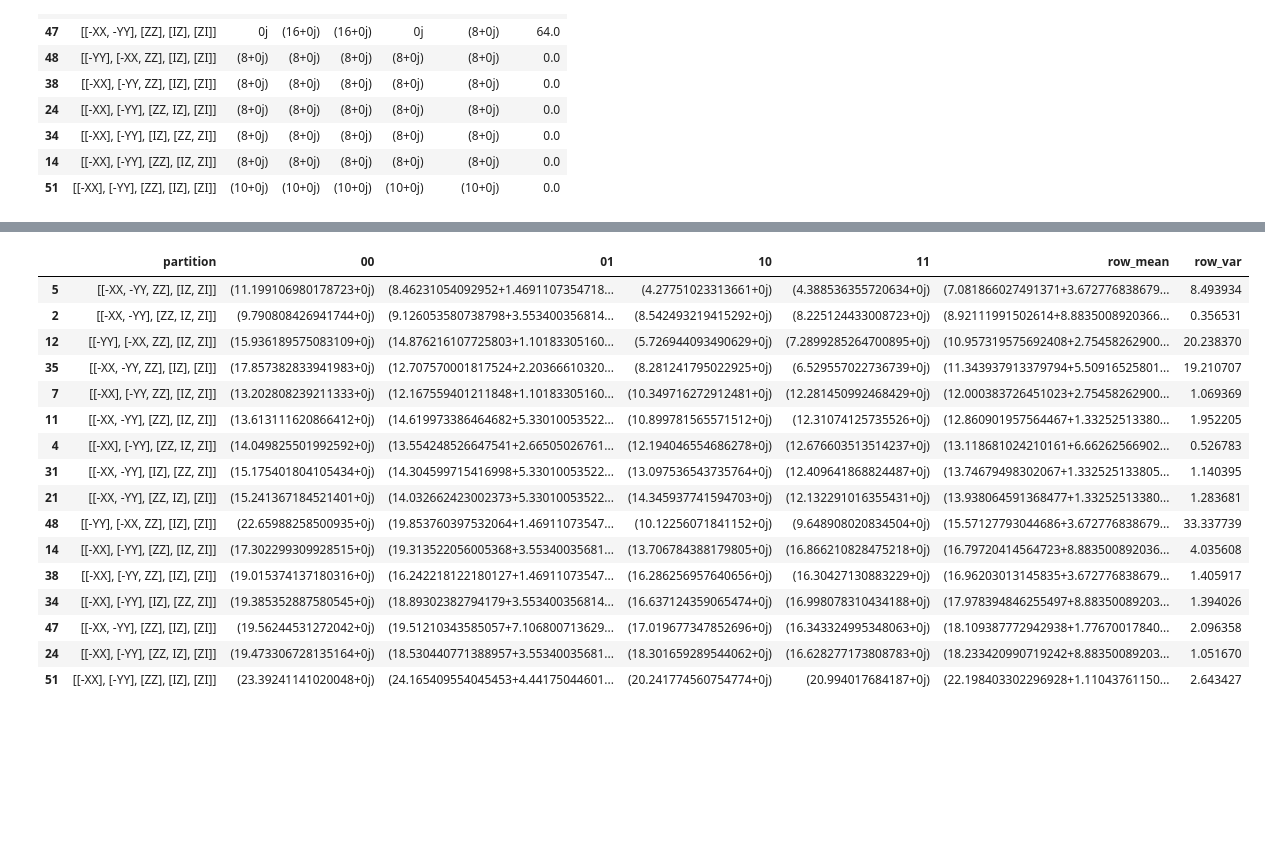
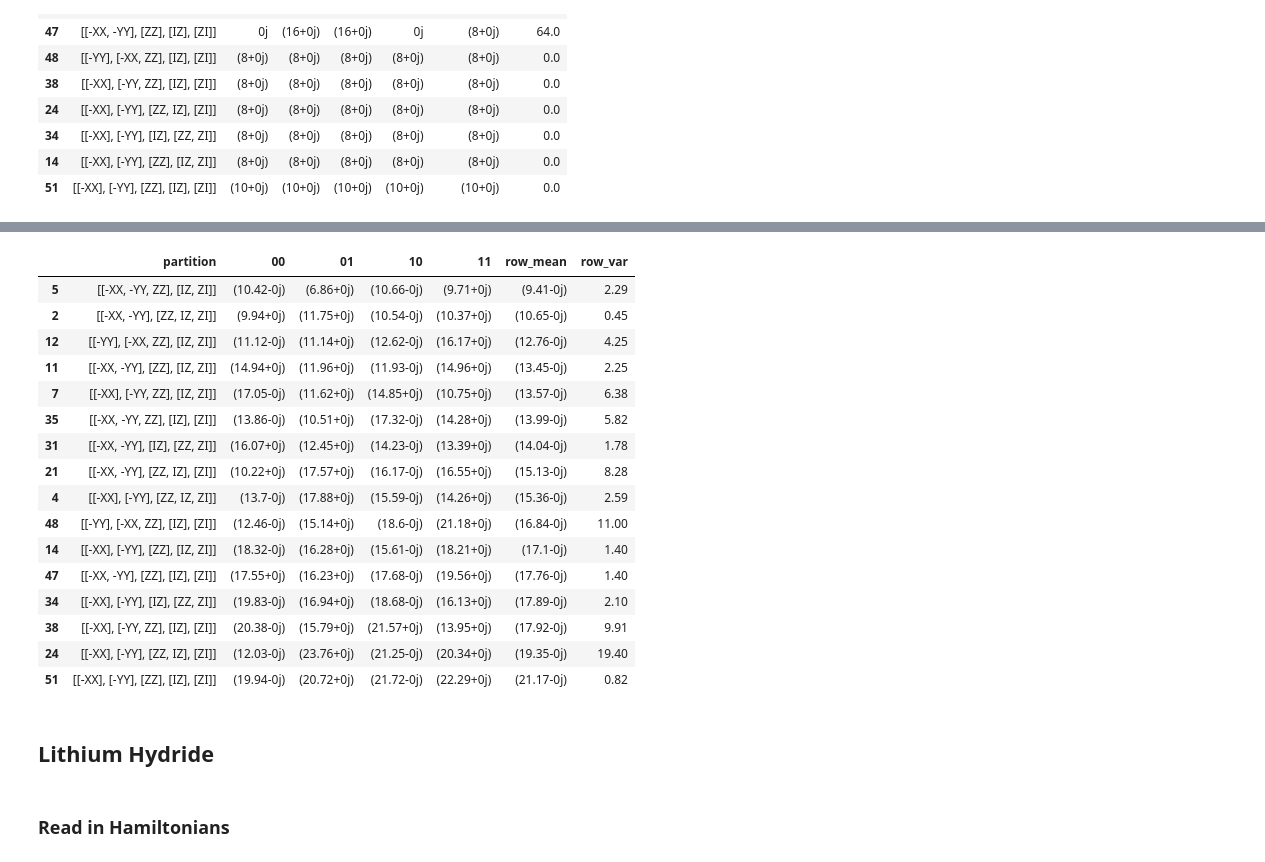
Before and after one commit to teaguetomesh/vqe-term-grouping, a Jupyter notebook: hamiltonian_statistics.ipynb, the cells around one changed output, grey strips where cells are left out. Saved outputs shown, nothing was run; the diff lists cells and outputs as text; code cells hidden in the pictures; blank space fills up the shorter version.

Commit message:
generalize functions to take in any pauli string, not just pre-defined ones; read in hamiltonians for LiH from file

```diff
--- a/hamiltonian_statistics.ipynb
+++ b/hamiltonian_statistics.ipynb
@@ -209,3 +209,26 @@ print(covariance(-YY, ZZ, state))
 9.7597168
 # %% [markdown]
 ### Programatically finding optimal groupings
+# %%
+# Functions for parsing from strings to matrices
+import qutip
+
+def _to_matrix(pauli_char):
+    if pauli_char == 'X':
+        return qutip.sigmax()
+    elif pauli_char == 'Y':
+        return qutip.sigmay()
+    elif pauli_char == 'Z':
+        return qutip.sigmaz()
+    return qutip.identity(2)
+
+def pauli_string_to_matrix(pauli_string, sign=1):
+    if pauli_string[0] == '-':
+        sign = -1
+        pauli_string = pauli_string[1:]
+    matrices = []
+    for char in pauli_string:
+        matrices.append(_to_matrix(char))
+    return sign*qutip.tensor(matrices)
+
+pauli_string_to_matrix('-XX')
@@ -247,7 +272,7 @@ def grouping_is_pairwise_commuting(grouping_to_test):
     Returns:
         True if all pairs commute; False if not all pairs commute
     """
-    evaled_grouping_to_test = [eval(term) for term in grouping_to_test]
+    evaled_grouping_to_test = [pauli_string_to_matrix(term).full() for term in grouping_to_test]
     running_sum = 0
     for i in range(len(evaled_grouping_to_test)):
         for j in range(i+1, len(evaled_grouping_to_test)):
@@ -275,15 +300,15 @@ def calculate_expected_state_preps_valid_partitions(term_set, state):
         term_set: list of *strings*, e.g. ["-XX", "-YY", "ZZ", "IZ", "ZI"]
         state: as a np.array, e.g. np.array([[0.], [1.], [0.], [0.]]))
     """
-    evaled_term_set = [eval(term) for term in term_set]
-    term_list = []
+    evaled_term_set = [pauli_string_to_matrix(term).full() for term in term_set]
+    partition_list = []
     expected_state_prep_list = []
     for pp in partition(list(range(len(term_set)))):
-         term_list.append([list(np.array(term_set)[grouping]) for grouping in pp])
-         expected_state_prep_list.append(sum([variance_grouping(np.array(evaled_term_set)[indices], state)*len(pp) for indices in pp]))
-    partition_list = pd.DataFrame({'partition': term_list, 'expected_state_preps': expected_state_prep_list}).sort_values(by=["expected_state_preps"])
+        partition_list.append([list(np.array(term_set)[grouping]) for grouping in pp])
+        expected_state_prep_list.append(sum([variance_grouping(np.array(evaled_term_set)[indices], state)*len(pp) for indices in pp]))
+    partition_df = pd.DataFrame({'partition': partition_list, 'expected_state_preps': expected_state_prep_list}).sort_values(by=["expected_state_preps"])
     # Eliminate invalid partitions that contain groupings that are non-pairwise-computing.
-    return(partition_list[partition_list['partition'].apply(lambda partition: is_valid_partition(partition))])
+    return(partition_df[partition_df['partition'].apply(lambda partition: is_valid_partition(partition))])
 
 # Aspuru-Guzik example
 test_term_set = ["-XX", "-YY", "ZZ", "IZ", "ZI"]
@@ -394,7 +419,6 @@ temp.sort_values(by=["row_mean"])
 | 51 | [[-XX], [-YY], [ZZ], [IZ], [ZI]] | (10+0j) | (10+0j) | (10+0j) | (10+0j) | (10+0j) | 0.0 |
 # %%
 # Are the ideal partitions the same with random kets?
-import qutip
 random_state_list = [qutip.rand_ket(4).full() for i in range(4)]
 print(random_state_list)
 
@@ -411,5 +435,8 @@ temp = temp.iloc[:,[0,1,3,5,7]]
 temp.columns=["partition", "00", "01", "10", "11"]
 temp['row_mean'] = temp.iloc[:,1:].mean(axis=1)
 temp['row_var'] = temp.iloc[:,1:].var(axis=1)
-temp.sort_values(by=["row_mean"])
+temp = temp.sort_values(by=["row_mean"]).round(decimals=2)
+rounded_temp = temp
+rounded_temp.iloc[:,1:] = temp.iloc[:,1:].apply(lambda x: np.around(x, decimals=2), axis=0)
+rounded_temp
 # %% [output]
@@ -429,17 +456,21 @@ temp.sort_values(by=["row_mean"])
 |  | partition | 00 | 01 | 10 | 11 | row_mean | row_var |
-| 5 | [[-XX, -YY, ZZ], [IZ, ZI]] | (11.199106980178723+0j) | (8.46231054092952+1.4691107354718... | (4.27751023313661+0j) | (4.388536355720634+0j) | (7.081866027491371+3.672776838679... | 8.493934 |
-| 2 | [[-XX, -YY], [ZZ, IZ, ZI]] | (9.790808426941744+0j) | (9.126053580738798+3.553400356814... | (8.542493219415292+0j) | (8.225124433008723+0j) | (8.92111991502614+8.8835008920366... | 0.356531 |
-| 12 | [[-YY], [-XX, ZZ], [IZ, ZI]] | (15.936189575083109+0j) | (14.876216107725803+1.10183305160... | (5.726944093490629+0j) | (7.2899285264700895+0j) | (10.957319575692408+2.75458262900... | 20.238370 |
-| 35 | [[-XX, -YY, ZZ], [IZ], [ZI]] | (17.857382833941983+0j) | (12.707570001817524+2.20366610320... | (8.281241795022925+0j) | (6.529557022736739+0j) | (11.343937913379794+5.50916525801... | 19.210707 |
-| 7 | [[-XX], [-YY, ZZ], [IZ, ZI]] | (13.202808239211333+0j) | (12.167559401211848+1.10183305160... | (10.349716272912481+0j) | (12.281450992468429+0j) | (12.000383726451023+2.75458262900... | 1.069369 |
-| 11 | [[-XX, -YY], [ZZ], [IZ, ZI]] | (13.613111620866412+0j) | (14.619973386464682+5.33010053522... | (10.899781565571512+0j) | (12.31074125735526+0j) | (12.860901957564467+1.33252513380... | 1.952205 |
-| 4 | [[-XX], [-YY], [ZZ, IZ, ZI]] | (14.049825501992592+0j) | (13.554248526647541+2.66505026761... | (12.194046554686278+0j) | (12.676603513514237+0j) | (13.118681024210161+6.66262566902... | 0.526783 |
-| 31 | [[-XX, -YY], [IZ], [ZZ, ZI]] | (15.175401804105434+0j) | (14.304599715416998+5.33010053522... | (13.097536543735764+0j) | (12.409641868824487+0j) | (13.74679498302067+1.332525133805... | 1.140395 |
-| 21 | [[-XX, -YY], [ZZ, IZ], [ZI]] | (15.241367184521401+0j) | (14.032662423002373+5.33010053522... | (14.345937741594703+0j) | (12.132291016355431+0j) | (13.938064591368477+1.33252513380... | 1.283681 |
-| 48 | [[-YY], [-XX, ZZ], [IZ], [ZI]] | (22.65988258500935+0j) | (19.853760397532064+1.46911073547... | (10.12256071841152+0j) | (9.648908020834504+0j) | (15.57127793044686+3.672776838679... | 33.337739 |
-| 14 | [[-XX], [-YY], [ZZ], [IZ, ZI]] | (17.302299309928515+0j) | (19.313522056005368+3.55340035681... | (13.706784388179805+0j) | (16.866210828475218+0j) | (16.79720414564723+8.883500892036... | 4.035608 |
-| 38 | [[-XX], [-YY, ZZ], [IZ], [ZI]] | (19.015374137180316+0j) | (16.242218122180127+1.46911073547... | (16.286256957640656+0j) | (16.30427130883229+0j) | (16.96203013145835+3.672776838679... | 1.405917 |
-| 34 | [[-XX], [-YY], [IZ], [ZZ, ZI]] | (19.385352887580545+0j) | (18.89302382794179+3.553400356814... | (16.637124359065474+0j) | (16.998078310434188+0j) | (17.978394846255497+8.88350089203... | 1.394026 |
-| 47 | [[-XX, -YY], [ZZ], [IZ], [ZI]] | (19.56244531272042+0j) | (19.51210343585057+7.106800713629... | (17.019677347852696+0j) | (16.343324995348063+0j) | (18.109387772942938+1.77670017840... | 2.096358 |
-| 24 | [[-XX], [-YY], [ZZ, IZ], [ZI]] | (19.473306728135164+0j) | (18.530440771388957+3.55340035681... | (18.301659289544062+0j) | (16.628277173808783+0j) | (18.233420990719242+8.88350089203... | 1.051670 |
-| 51 | [[-XX], [-YY], [ZZ], [IZ], [ZI]] | (23.39241141020048+0j) | (24.165409554045453+4.44175044601... | (20.241774560754774+0j) | (20.994017684187+0j) | (22.198403302296928+1.11043761150... | 2.643427 |
+| 5 | [[-XX, -YY, ZZ], [IZ, ZI]] | (10.42-0j) | (6.86+0j) | (10.66-0j) | (9.71+0j) | (9.41-0j) | 2.29 |
+| 2 | [[-XX, -YY], [ZZ, IZ, ZI]] | (9.94+0j) | (11.75+0j) | (10.54-0j) | (10.37+0j) | (10.65-0j) | 0.45 |
+| 12 | [[-YY], [-XX, ZZ], [IZ, ZI]] | (11.12-0j) | (11.14+0j) | (12.62-0j) | (16.17+0j) | (12.76-0j) | 4.25 |
+| 11 | [[-XX, -YY], [ZZ], [IZ, ZI]] | (14.94+0j) | (11.96+0j) | (11.93-0j) | (14.96+0j) | (13.45-0j) | 2.25 |
+| 7 | [[-XX], [-YY, ZZ], [IZ, ZI]] | (17.05-0j) | (11.62+0j) | (14.85+0j) | (10.75+0j) | (13.57-0j) | 6.38 |
+| 35 | [[-XX, -YY, ZZ], [IZ], [ZI]] | (13.86-0j) | (10.51+0j) | (17.32-0j) | (14.28+0j) | (13.99-0j) | 5.82 |
+| 31 | [[-XX, -YY], [IZ], [ZZ, ZI]] | (16.07+0j) | (12.45+0j) | (14.23-0j) | (13.39+0j) | (14.04-0j) | 1.78 |
+| 21 | [[-XX, -YY], [ZZ, IZ], [ZI]] | (10.22+0j) | (17.57+0j) | (16.17-0j) | (16.55+0j) | (15.13-0j) | 8.28 |
+| 4 | [[-XX], [-YY], [ZZ, IZ, ZI]] | (13.7-0j) | (17.88+0j) | (15.59-0j) | (14.26+0j) | (15.36-0j) | 2.59 |
+| 48 | [[-YY], [-XX, ZZ], [IZ], [ZI]] | (12.46-0j) | (15.14+0j) | (18.6-0j) | (21.18+0j) | (16.84-0j) | 11.00 |
+| 14 | [[-XX], [-YY], [ZZ], [IZ, ZI]] | (18.32-0j) | (16.28+0j) | (15.61-0j) | (18.21+0j) | (17.1-0j) | 1.40 |
+| 47 | [[-XX, -YY], [ZZ], [IZ], [ZI]] | (17.55+0j) | (16.23+0j) | (17.68-0j) | (19.56+0j) | (17.76-0j) | 1.40 |
+| 34 | [[-XX], [-YY], [IZ], [ZZ, ZI]] | (19.83-0j) | (16.94+0j) | (18.68-0j) | (16.13+0j) | (17.89-0j) | 2.10 |
+| 38 | [[-XX], [-YY, ZZ], [IZ], [ZI]] | (20.38-0j) | (15.79+0j) | (21.57+0j) | (13.95+0j) | (17.92-0j) | 9.91 |
+| 24 | [[-XX], [-YY], [ZZ, IZ], [ZI]] | (12.03-0j) | (23.76+0j) | (21.25-0j) | (20.34+0j) | (19.35-0j) | 19.40 |
+| 51 | [[-XX], [-YY], [ZZ], [IZ], [ZI]] | (19.94-0j) | (20.72+0j) | (21.72-0j) | (22.29+0j) | (21.17-0j) | 0.82 |
+# %% [markdown]
+## Lithium Hydride
+# %% [markdown]
+### Read in Hamiltonians
```
Also changed, not shown: parts of 10 cells of this notebook.
